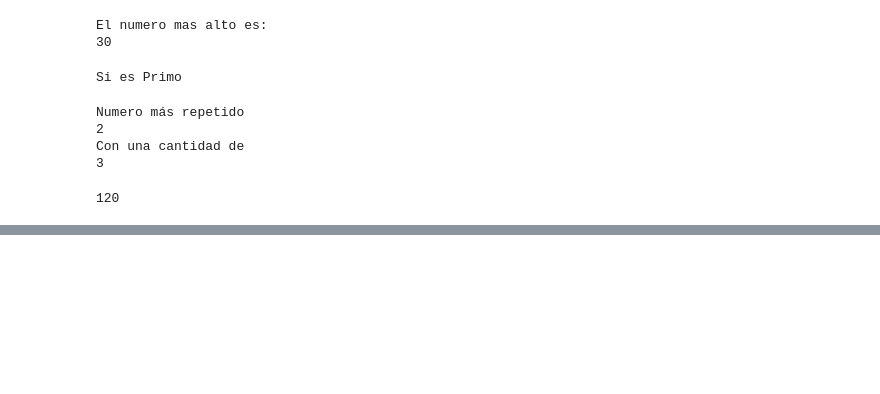
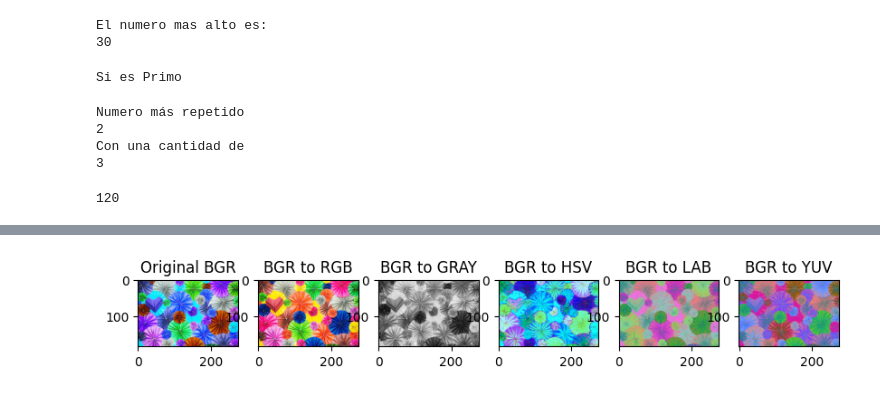
Before and after one commit to VeoNoporSad/PDI, a Jupyter notebook: clase_python.ipynb, the cells around one changed output, grey strips where cells are left out. Cells and saved outputs as stored; diff of their text form; code cells hidden in the pictures; blank space fills up the shorter version.

```diff
--- a/clase_python.ipynb
+++ b/clase_python.ipynb
@@ -206,0 +258,35 @@ plt.show()
+# %%
+import cv2
+import matplotlib.pyplot as plt
+
+image = cv2.imread(r"C:/Universidad/QuintoSemestre/PDI/Imagenes/dd3.jpg", cv2.IMREAD_COLOR)
+
+plt.figure()
+
+plt.subplot(161)
+plt.title('Original BGR')
+plt.imshow(image)
+
+plt.subplot(162)
+plt.title('BGR to RGB')
+plt.imshow(cv2.cvtColor(image, cv2.COLOR_BGR2RGB))
+
+plt.subplot(163)
+plt.title('BGR to GRAY')
+plt.imshow(cv2.cvtColor(image, cv2.COLOR_BGR2GRAY), cmap='gray')
+
+plt.subplot(164)
+plt.title('BGR to HSV')
+plt.imshow(cv2.cvtColor(image, cv2.COLOR_BGR2HSV))
+
+plt.subplot(165)
+plt.title('BGR to LAB')
+plt.imshow(cv2.cvtColor(image, cv2.COLOR_BGR2LAB))
+
+plt.subplot(166)
+plt.title('BGR to YUV')
+plt.imshow(cv2.cvtColor(image, cv2.COLOR_BGR2YUV))
+
+plt.show()
+# %% [output]
+[figure, added]
```
Also changed, not shown: parts of 10 cells of this notebook.
